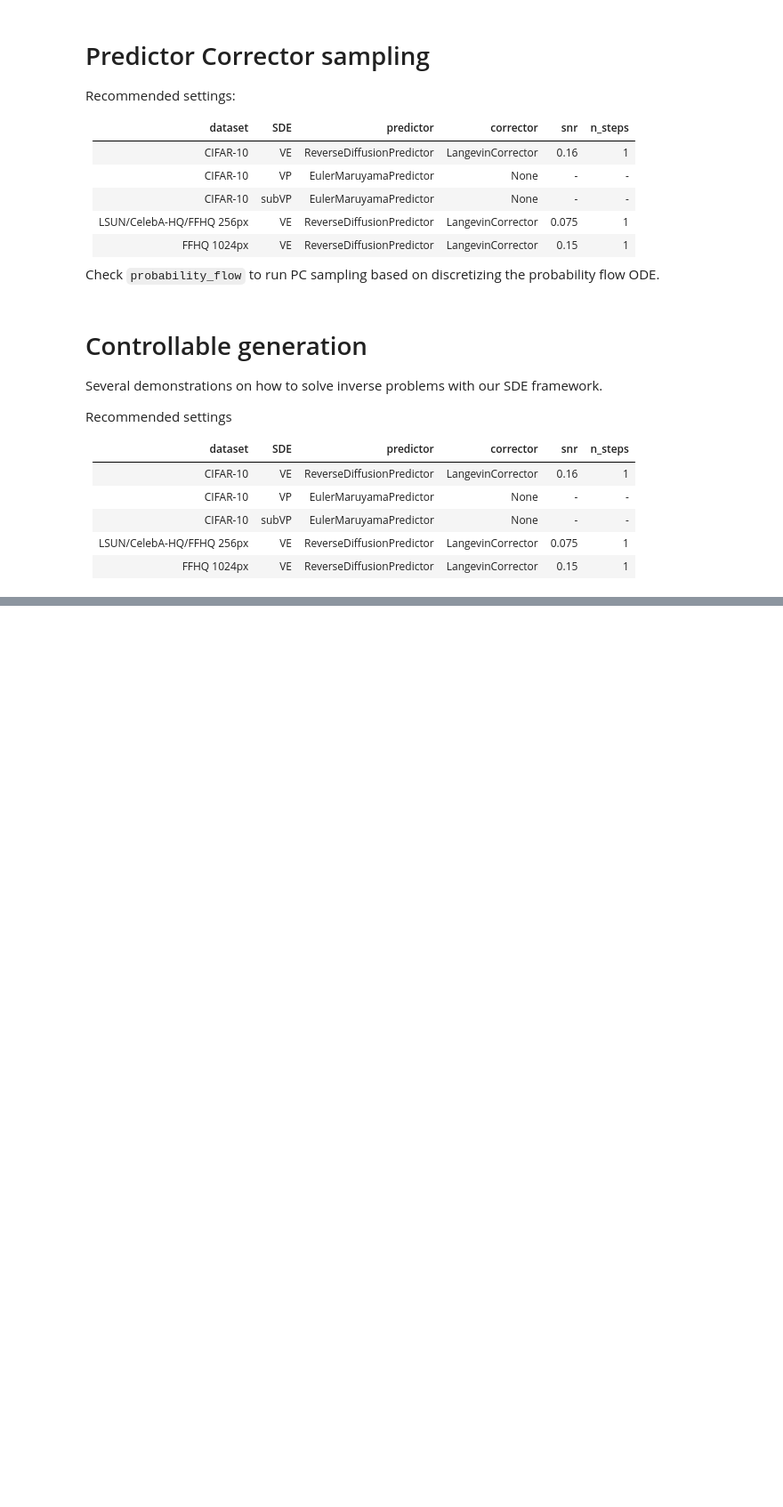
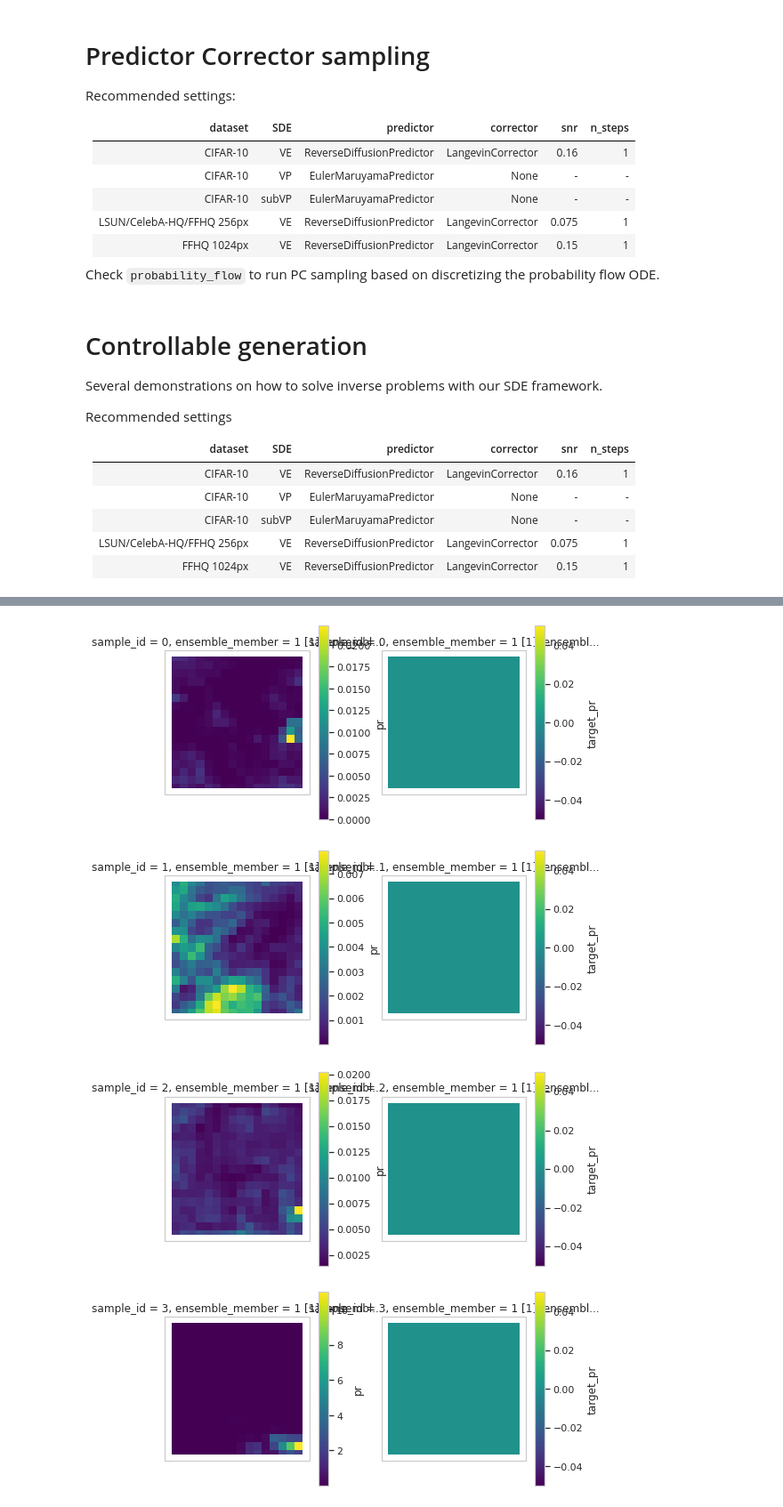
Before and after one commit to yang-song/score_sde_pytorch, a Jupyter notebook: Score_SDE_PyTorch precip in painting.ipynb, the cells around one changed output, grey strips where cells are left out. Shown at 89% size. Cells and saved outputs as stored; diff of their text form; code cells hidden in the pictures; blank space fills up the shorter version.

```diff
--- a/Score_SDE_PyTorch precip in painting.ipynb
+++ b/Score_SDE_PyTorch precip in painting.ipynb
@@ -250,0 +239,7 @@ show_samples(x)
+# %%
+show_samples(batch * mask, normed=True)
+# %% [output]
+[figure, added]
+[figure, added]
+[figure, added]
+[figure, added]
```
Also changed, not shown: parts of 14 cells of this notebook.
